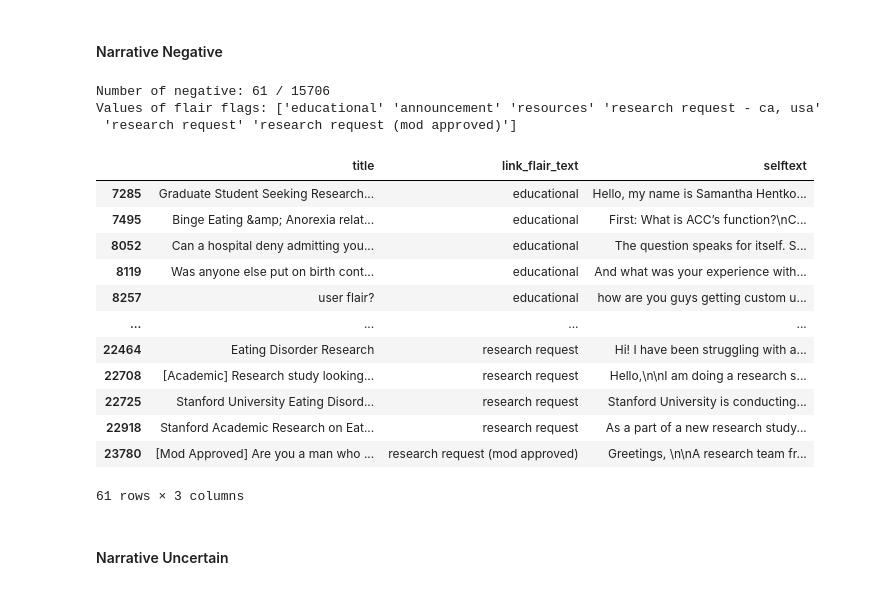
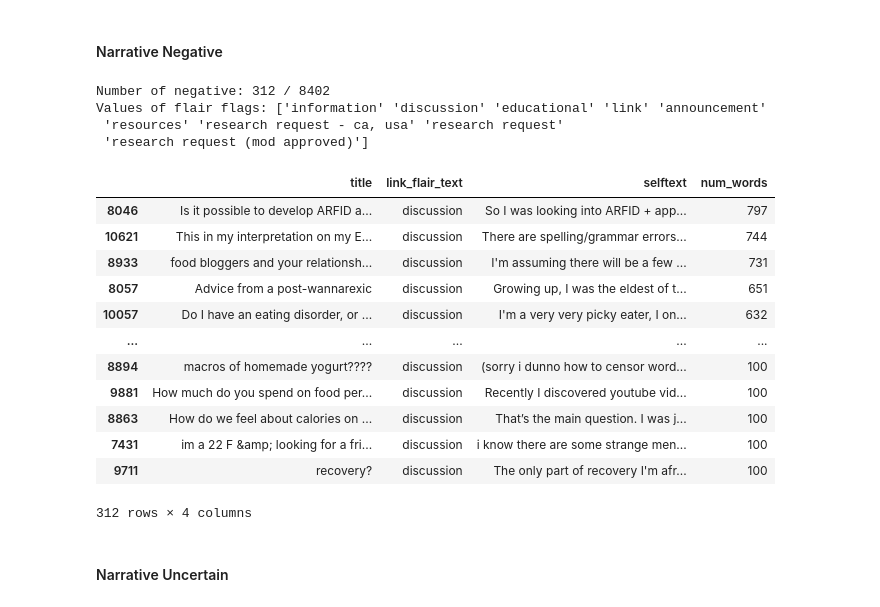
Before and after one commit to nguyentr17/cs685-narrative-analysis, a Jupyter notebook: narrative_detection/explore_data.ipynb, the cells around one changed output. Cells and saved outputs as stored; diff of their text form; code cells hidden in the pictures.

```diff
--- a/narrative_detection/explore_data.ipynb
+++ b/narrative_detection/explore_data.ipynb
@@ -62,7 +60,7 @@ df["num_words"].hist(bins=30, range=[0,500])
 <Axes: >
 [figure]
 # %%
-word_length_cutoff = 20 # set a very low threshold
+word_length_cutoff = 100 # set a very low threshold
 print(f"Number of short posts: {len(df[df['num_words'] < word_length_cutoff])}")
 filtered_df = df[df["num_words"] >= word_length_cutoff]
 print(f"Number of filtered posts (by word length): {len(filtered_df)}")
@@ -102,9 +100,9 @@ array(['seeking support', '', 'recovery story', 'question', 'information',
 # %% [markdown]
 ## Narrative Detection
 # %%
-positive_flags = ["story", "progress"]
-negative_flags = ["announcement", "educational", "research request", "resources", "advertise"]
-uncertain_flags = ["question", "support", "advice"]
+positive_flags = ["story", "progress", "recovery", "support", "rant", "vent", "success"]
+negative_flags = ["announcement", "educational", "research request", "resources", "advertise", "link", "information", "discussion"]
+uncertain_flags = ["question", "advice", "tw"]
 # %%
 import re
 positive_flag_regex = ".*(" + ")|(".join(positive_flags) + ").*"
@@ -137,7 +135,7 @@ def get_analysis_info(data: pd.DataFrame, type: str):
     column_name = f"narrative_{type}"
     print(f"Number of {type}: {sum(data[column_name])} / {len(data)}")
     print(f"Values of flair flags: {data[data[column_name] == 1]['link_flair_text'].unique()}")
-    return data[data[column_name] == 1][["title","link_flair_text", "selftext"]]
+    return data[data[column_name] == 1][["title","link_flair_text", "selftext", "num_words", "author", "subreddit_id", "id", "created_utc"]]
 # %% [markdown]
 #### Narrative Positive
 # %%
@@ -162,24 +170,26 @@ Values of flair flags: ['recovery story' 'story time' ':karma:personal story:kar
 # %% [markdown]
 #### Narrative Negative
 # %%
-get_analysis_info(filtered_df, "negative")
+narrative_negative_df = get_analysis_info(filtered_df, "negative")
+narrative_negative_df.sort_values("num_words", ascending=False)
 # %% [output]
-Number of negative: 61 / 15706
-Values of flair flags: ['educational' 'announcement' 'resources' 'research request - ca, usa'
- 'research request' 'research request (mod approved)']
+Number of negative: 312 / 8402
+Values of flair flags: ['information' 'discussion' 'educational' 'link' 'announcement'
+ 'resources' 'research request - ca, usa' 'research request'
+ 'research request (mod approved)']
-|  | title | link_flair_text | selftext |
-| 7285 | Graduate Student Seeking Research... | educational | Hello, my name is Samantha Hentko... |
-| 7495 | Binge Eating &amp; Anorexia relat... | educational | First: What is ACC’s function?\nC... |
-| 8052 | Can a hospital deny admitting you... | educational | The question speaks for itself. S... |
-| 8119 | Was anyone else put on birth cont... | educational | And what was your experience with... |
-| 8257 | user flair? | educational | how are you guys getting custom u... |
-| ... | ... | ... | ... |
-| 22464 | Eating Disorder Research | research request | Hi! I have been struggling with a... |
-| 22708 | [Academic] Research study looking... | research request | Hello,\n\nI am doing a research s... |
-| 22725 | Stanford University Eating Disord... | research request | Stanford University is conducting... |
-| 22918 | Stanford Academic Research on Eat... | research request | As a part of a new research study... |
-| 23780 | [Mod Approved] Are you a man who ... | research request (mod approved) | Greetings, \n\nA research team fr... |
+|  | title | link_flair_text | selftext | num_words |
+| 8046 | Is it possible to develop ARFID a... | discussion | So I was looking into ARFID + app... | 797 |
+| 10621 | This in my interpretation on my E... | discussion | There are spelling/grammar errors... | 744 |
+| 8933 | food bloggers and your relationsh... | discussion | I'm assuming there will be a few ... | 731 |
+| 8057 | Advice from a post-wannarexic | discussion | Growing up, I was the eldest of t... | 651 |
+| 10057 | Do I have an eating disorder, or ... | discussion | I'm a very very picky eater, I on... | 632 |
+| ... | ... | ... | ... | ... |
+| 8894 | macros of homemade yogurt???? | discussion | (sorry i dunno how to censor word... | 100 |
+| 9881 | How much do you spend on food per... | discussion | Recently I discovered youtube vid... | 100 |
+| 8863 | How do we feel about calories on ... | discussion | That’s the main question. I was j... | 100 |
+| 7431 | im a 22 F &amp; looking for a fri... | discussion | i know there are some strange men... | 100 |
+| 9711 | recovery? | discussion | The only part of recovery I'm afr... | 100 |
-61 rows × 3 columns
+312 rows × 4 columns
 # %% [markdown]
 #### Narrative Uncertain
 # %%
```
Also changed, not shown: parts of 23 cells of this notebook, 1 other file.
